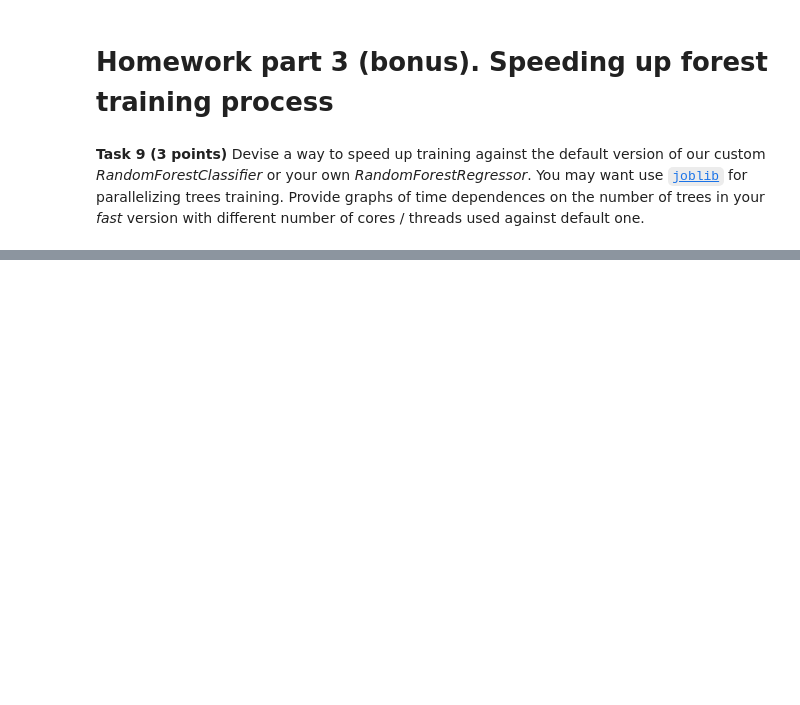
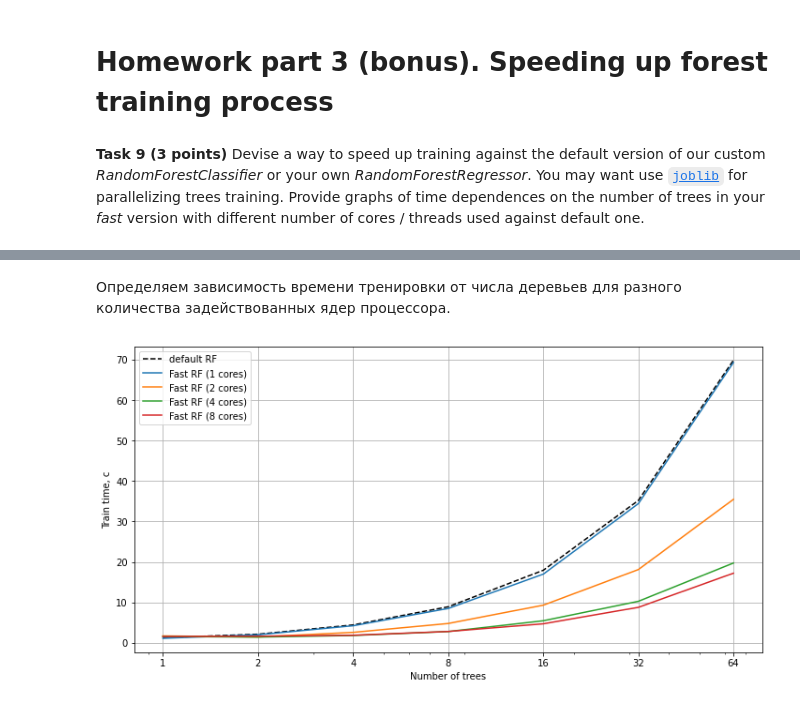
Before and after one commit to ngalkov/ml_intro, a Jupyter notebook: rf_classifier.ipynb, the cells around one changed output, grey strips where cells are left out. Cells and saved outputs as stored; diff of their text form; code cells hidden in the pictures; blank space fills up the shorter version.

```diff
--- a/rf_classifier.ipynb
+++ b/rf_classifier.ipynb
@@ -1155,0 +1285,37 @@ MSE =  0.011385652712924983
+# %%
+df = pd.read_csv(PATH+'sonar-all-data.csv', header=None)
+df.columns = [f'feat_{col}' if col!=60 else 'target' for col in df.columns]
+df['target'] = df['target'].map({'M': 1, 'R': 0})
+X, y = df.drop(columns=['target']), df['target']
+# %% [markdown]
+Определяем зависимость времени тренировки от числа деревьев для разного количества задействованных ядер процессора.
+# %%
+n_jobs = [1, 2, 4, 8]
+n_estimators = [1,2,4,8,16,32,64]
+# %%
+default_rf_times = []
+for n in n_estimators:
+    train_time = measure_train_time(CustomRandomForestClassifier(n_estimators=n), X, y)
+    default_rf_times.append(train_time)
+# %%
+fast_rf_times = np.empty([len(n_jobs), len(n_estimators)])
+for est_idx in range(len(n_estimators)):
+    for job_idx in range(len(n_jobs)):
+        est = n_estimators[est_idx]
+        job = n_jobs[job_idx]
+        train_time = measure_train_time(FastRFClassifier(n_estimators=est, n_jobs=job), X, y)
+        fast_rf_times[job_idx, est_idx] = train_time
+# %%
+plt.figure(figsize=[12,6])
+plt.plot(n_estimators, default_rf_times, color='black', linestyle='dashed', label='default RF')
+for job_idx in range(len(n_jobs)):
+    plt.plot(n_estimators, fast_rf_times[job_idx, :], label='Fast RF (%i cores)' % n_jobs[job_idx])
+plt.xscale('log')
+plt.xlabel('Number of trees')
+plt.ylabel('Train time, c')
+plt.xticks(ticks=n_estimators, labels=n_estimators)
+plt.legend()
+plt.grid()
+plt.show()
+# %% [output]
+[figure, added]
```
Also changed, not shown: parts of 11 cells of this notebook.
